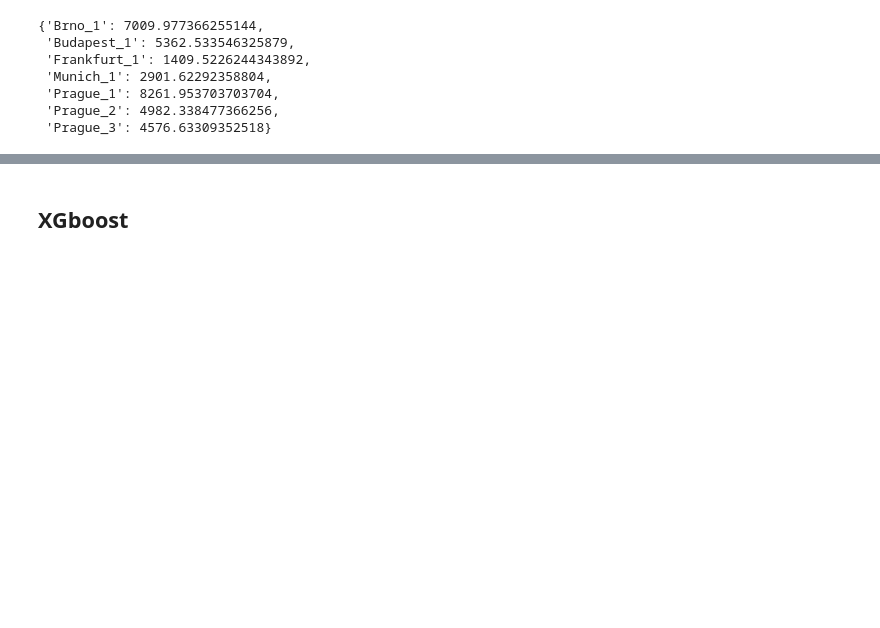
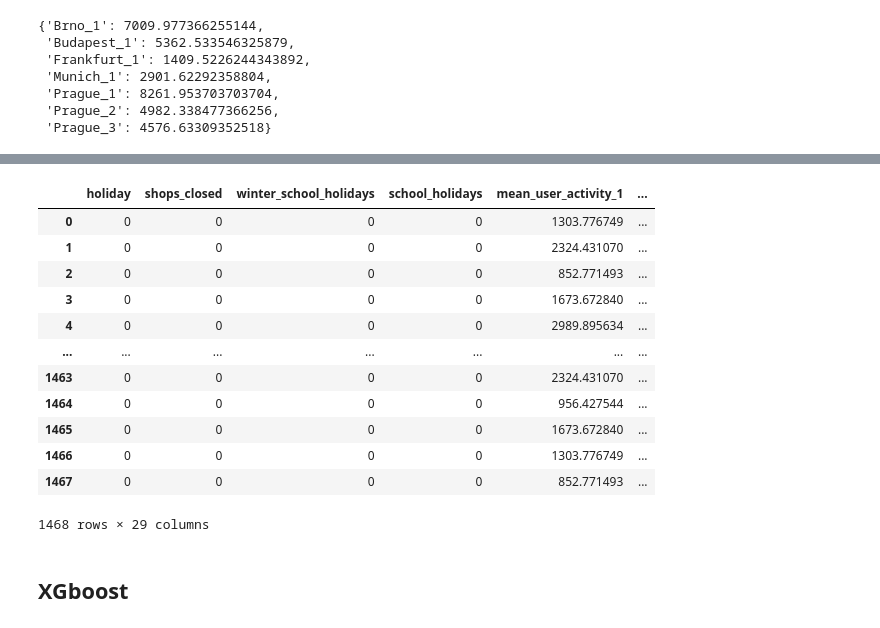
Before and after one commit to Manuel-Pol/Rohlik-orders-challenge, a Jupyter notebook: visus.ipynb, the cells around one changed output, grey strips where cells are left out. Drawn from its saved outputs; the diff is of its cells as text; code cells hidden in the pictures; blank space fills up the shorter version.

```diff
--- a/visus.ipynb
+++ b/visus.ipynb
@@ -897,3 +790,19 @@ df_final_validation
+# %%
+x_val
+# %% [output]
+|  | holiday | shops_closed | winter_school_holidays | school_holidays | mean_user_activity_1 | ... |
+| 0 | 0 | 0 | 0 | 0 | 1303.776749 | ... |
+| 1 | 0 | 0 | 0 | 0 | 2324.431070 | ... |
+| 2 | 0 | 0 | 0 | 0 | 852.771493 | ... |
+| 3 | 0 | 0 | 0 | 0 | 1673.672840 | ... |
+| 4 | 0 | 0 | 0 | 0 | 2989.895634 | ... |
+| ... | ... | ... | ... | ... | ... | ... |
+| 1463 | 0 | 0 | 0 | 0 | 2324.431070 | ... |
+| 1464 | 0 | 0 | 0 | 0 | 956.427544 | ... |
+| 1465 | 0 | 0 | 0 | 0 | 1673.672840 | ... |
+| 1466 | 0 | 0 | 0 | 0 | 1303.776749 | ... |
+| 1467 | 0 | 0 | 0 | 0 | 852.771493 | ... |
+1468 rows × 29 columns
 # %% [markdown]
 ## XGboost
 # %%
```
Also changed, not shown: parts of 49 cells of this notebook.
